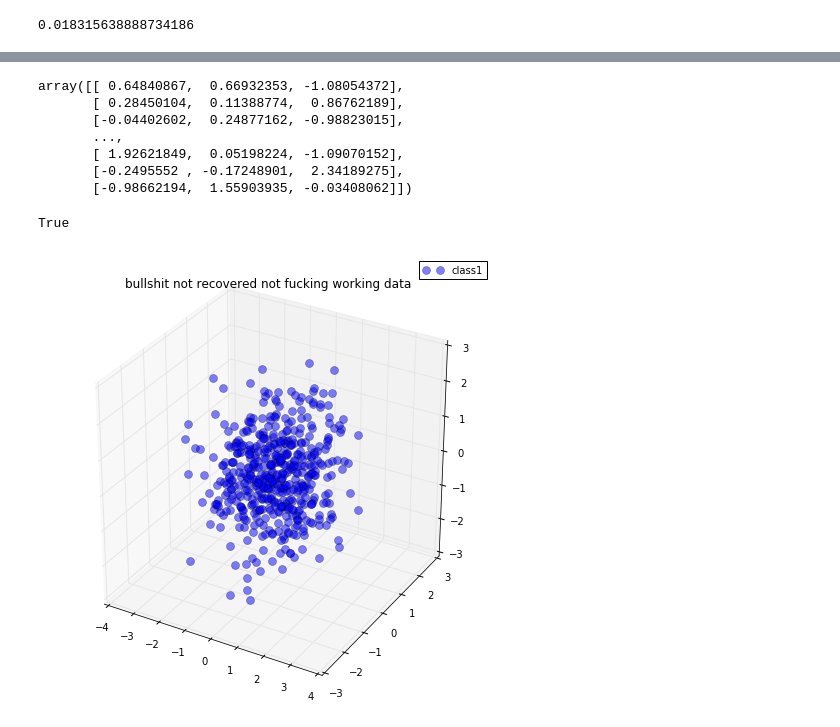
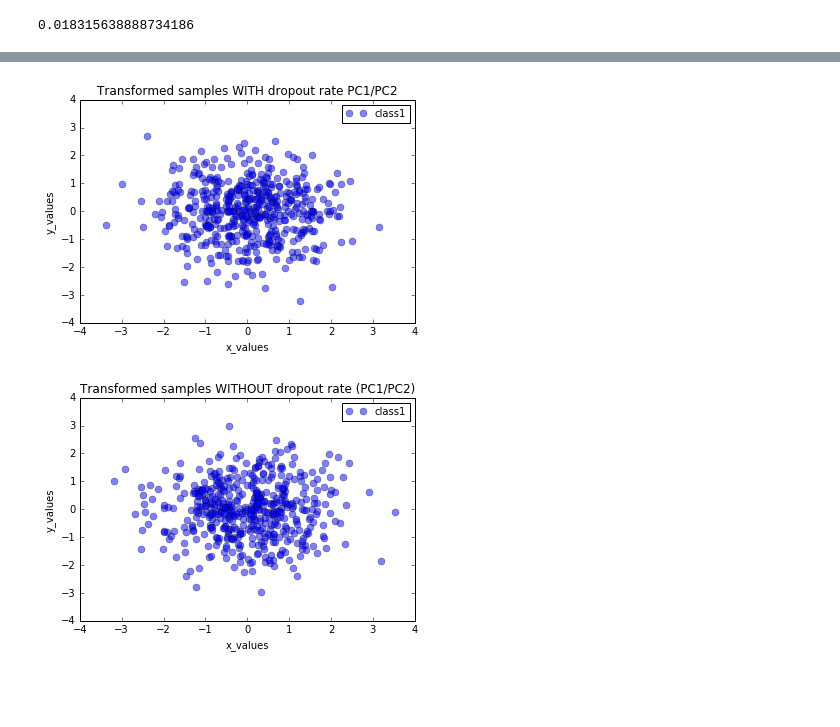
Before and after one commit to RemarkablyAverage/lab_work, a Jupyter notebook: PCA/PCA by step.ipynb, the cells around one changed output, grey strips where cells are left out. Saved outputs shown, nothing was run; the diff lists cells and outputs as text; code cells hidden in the pictures; blank space fills up the shorter version.

```diff
--- a/PCA/PCA by step.ipynb
+++ b/PCA/PCA by step.ipynb
@@ -75,3 +73,6 @@ p_0 = math.e**(lmbda * mu**2)
 p_0
 # %% [output]
 0.018315638888734186
+# %%
+def drop_out(p):
+    return np.random.binomial(1, p, 1)[0]
@@ -77,0 +89,4 @@ p_0
+# %%
+#gaussian noise
+noise_m = .25 * np.random.randn(shape(all_samples.T)[0], shape(all_samples.T)[1])
+noise_m
@@ -77,0 +103,5 @@ p_0
+# %%
+noise_drop_matrix = all_samples.T + noise_m
+for (i,j), value in numpy.ndenumerate(noise_drop_matrix):
+    if (drop_out(p_0) == 1):
+        noise_drop_matrix[i,j] = 0
@@ -99,14 +162,0 @@ array([[ 0.64840867,  0.66932353, -1.08054372],
-# %%
-all_samples.T
-# %% [output]
-array([[ 0.64840867,  0.66932353, -1.08054372],
-       [ 0.28450104,  0.11388774,  0.86762189],
-       [-0.04402602,  0.24877162, -0.98823015],
-       ...,
-       [ 1.92621849,  0.05198224, -1.09070152],
-       [-0.2495552 , -0.17248901,  2.34189275],
-       [-0.98662194,  1.55903935, -0.03408062]])
-# %%
-np.allclose(pca.inverse_transform(pca.transform(all_samples.T)), all_samples.T)
-# %% [output]
-True
@@ -118,12 +163,23 @@ recovered = recovered.T
-# %%
-fig = plt.figure(figsize=(8,8))
-ax = fig.add_subplot(111, projection='3d')
-plt.rcParams['legend.fontsize'] = 10
-ax.plot(recovered[0,:], recovered[1,:], recovered[2,:], 'o', markersize=8, color='blue', alpha=0.5, label='class1')
-
-plt.title('Recovered Data')
-ax.legend(loc='upper right')
-
-plt.show()
-# %% [output]
-[figure, removed]
+# %%
+plt.plot(noise_drop_matrix[:,0],noise_drop_matrix[:,1], 'o', markersize=7, color='blue', alpha=0.5, label='class1')
+plt.xlabel('x_values')
+plt.ylabel('y_values')
+plt.xlim([-4,4])
+plt.ylim([-4,4])
+plt.legend()
+plt.title('Transformed samples WITH dropout rate PC1/PC2')
+
+plt.show()
+
+plt.plot(trans[:,0],trans[:,1], 'o', markersize=7, color='blue', alpha=0.5, label='class1')
+plt.xlabel('x_values')
+plt.ylabel('y_values')
+plt.xlim([-4,4])
+plt.ylim([-4,4])
+plt.legend()
+plt.title('Transformed samples WITHOUT dropout rate (PC1/PC2)')
+
+plt.show()
+# %% [output]
+[figure, added]
+[figure, added]
```
Also changed, not shown: parts of 20 cells of this notebook.
